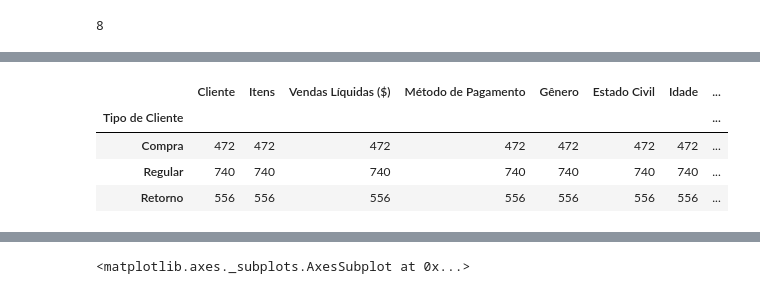
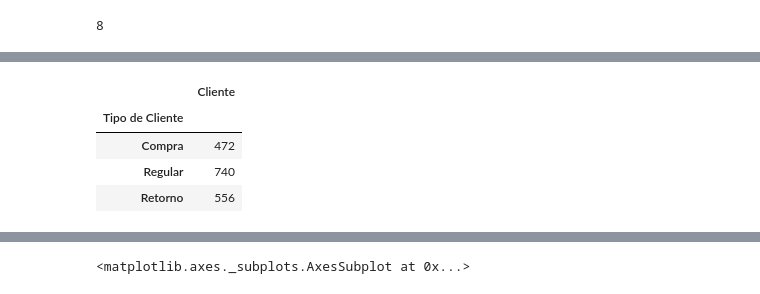
Before and after one commit to julianosilva23/InformacaoEstrategia, a Jupyter notebook: Informação e Estratégia.ipynb, the cells around one changed output, grey strips where cells are left out. Drawn from its saved outputs; the diff is of its cells as text; code cells hidden in the pictures.

```diff
--- a/Informação e Estratégia.ipynb
+++ b/Informação e Estratégia.ipynb
@@ -64,8 +66,8 @@ df.groupby('Gênero', axis=0).count()
 # %%
-df.groupby('Tipo de Cliente', axis=0).count()
+pd.DataFrame(df.groupby('Tipo de Cliente', axis=0).count()['Cliente'])
 # %% [output]
-|  | Cliente | Itens | Vendas Líquidas ($) | Método de Pagamento | Gênero | Estado Civil | Idade | ... |
-| Tipo de Cliente |  |  |  |  |  |  |  | ... |
-| Compra | 472 | 472 | 472 | 472 | 472 | 472 | 472 | ... |
-| Regular | 740 | 740 | 740 | 740 | 740 | 740 | 740 | ... |
-| Retorno | 556 | 556 | 556 | 556 | 556 | 556 | 556 | ... |
+|  | Cliente |
+| Tipo de Cliente |  |
+| Compra | 472 |
+| Regular | 740 |
+| Retorno | 556 |
```
Also changed, not shown: parts of 15 cells of this notebook.
